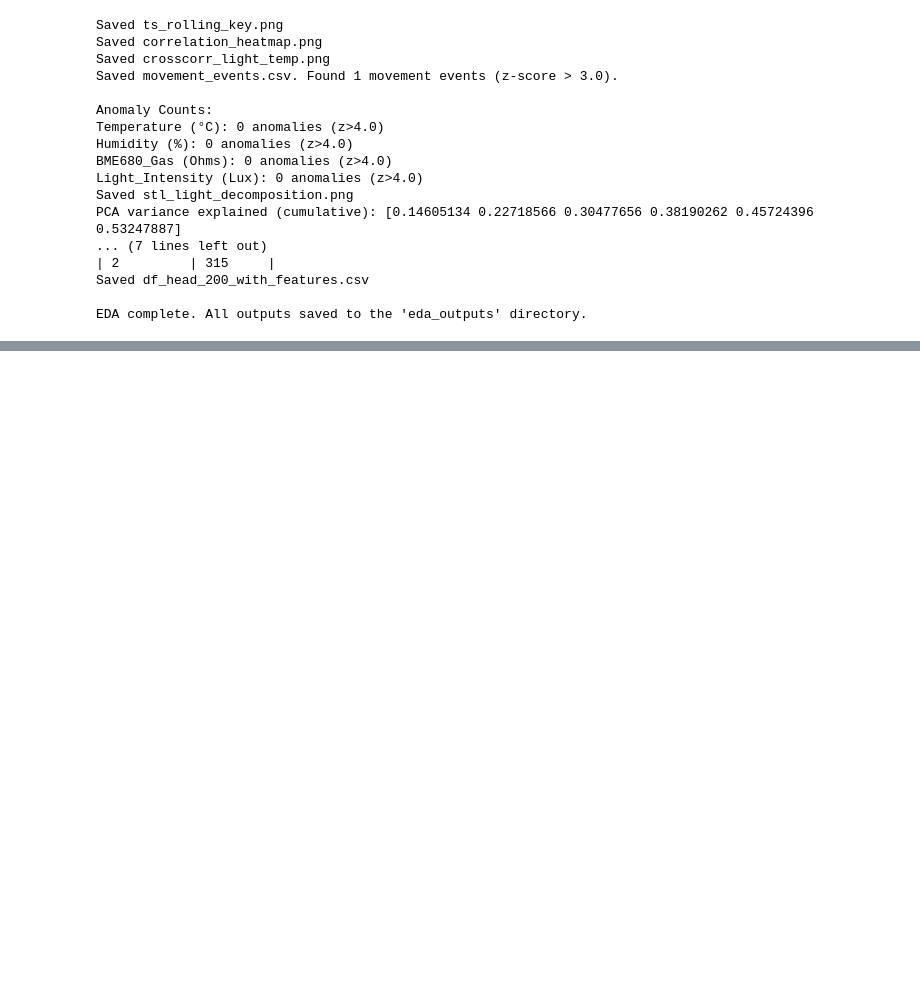
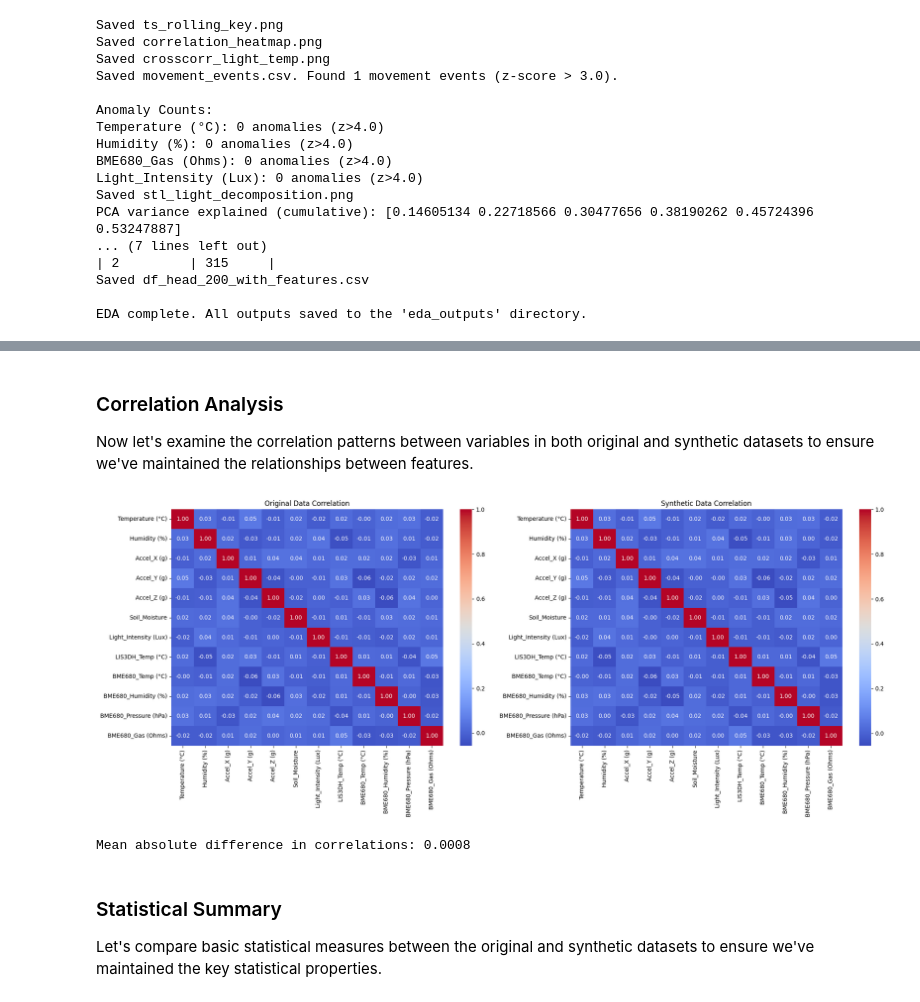
Before and after one commit to falcaozane/IoT-Research, a Jupyter notebook: Zane/EDA_Analysis.ipynb, the cells around one changed output, grey strips where cells are left out. Cells and saved outputs as stored; diff of their text form; code cells hidden in the pictures; blank space fills up the shorter version.

```diff
--- a/Zane/EDA_Analysis.ipynb
+++ b/Zane/EDA_Analysis.ipynb
@@ -1087,0 +1177,32 @@ EDA complete. All outputs saved to the 'eda_outputs' directory.
+# %% [markdown]
+### Correlation Analysis
+
+Now let's examine the correlation patterns between variables in both original and synthetic datasets to ensure we've maintained the relationships between features.
+# %%
+# Calculate correlation matrices
+corr_original = df_no_time.select_dtypes(include=['float64', 'int64']).corr()
+corr_synthetic = df_synthetic_no_time.select_dtypes(include=['float64', 'int64']).corr()
+
+# Create a figure with two subplots
+fig, (ax1, ax2) = plt.subplots(1, 2, figsize=(20, 8))
+
+# Plot correlation heatmaps
+sns.heatmap(corr_original, annot=True, cmap='coolwarm', ax=ax1, fmt='.2f')
+ax1.set_title('Original Data Correlation')
+
+sns.heatmap(corr_synthetic, annot=True, cmap='coolwarm', ax=ax2, fmt='.2f')
+ax2.set_title('Synthetic Data Correlation')
+
+plt.tight_layout()
+plt.show()
+
+# Calculate and print the mean absolute difference in correlations
+corr_diff = np.abs(corr_original - corr_synthetic).mean().mean()
+print(f"\nMean absolute difference in correlations: {corr_diff:.4f}")
+# %% [output]
+[figure, added]
+Mean absolute difference in correlations: 0.0008
+# %% [markdown]
+### Statistical Summary
+
+Let's compare basic statistical measures between the original and synthetic datasets to ensure we've maintained the key statistical properties.
```
Also changed, not shown: parts of 14 cells of this notebook, 8 other files.
